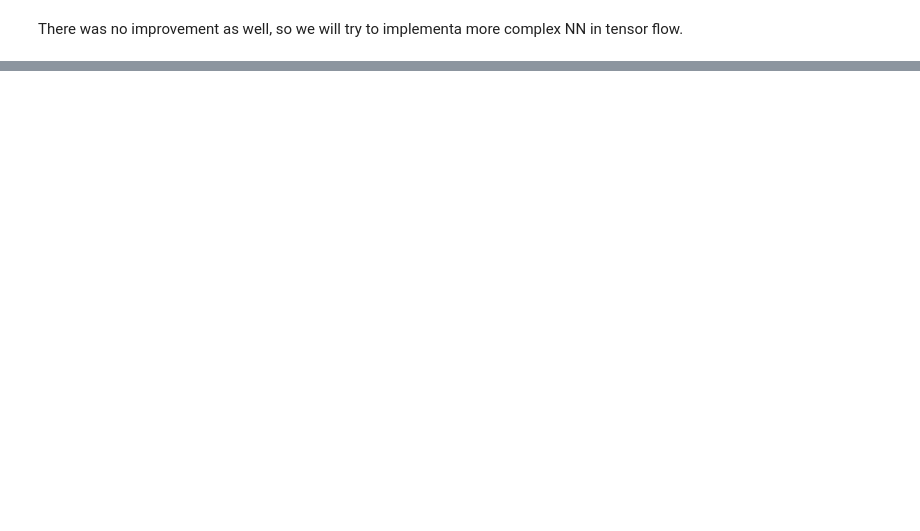
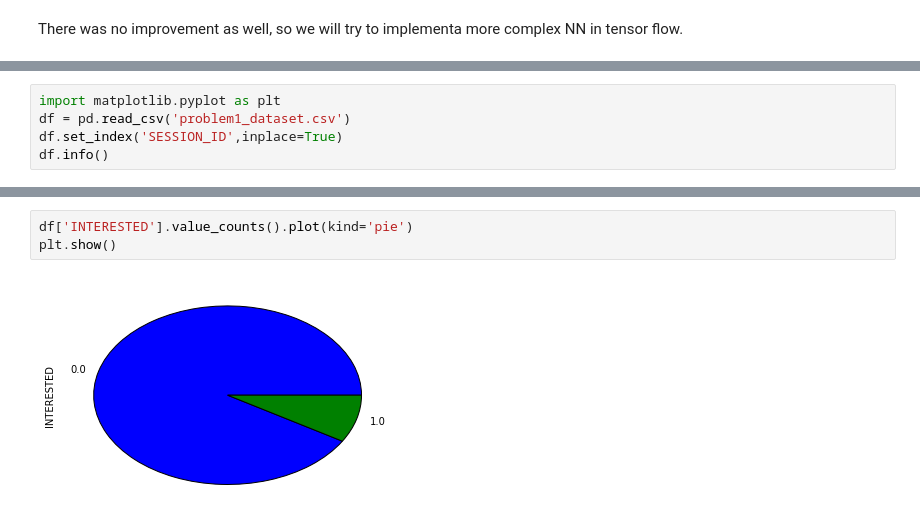
Before and after one commit to marcusbianchi/blender_categorization, a Jupyter notebook: Pan_Analisys.ipynb, the cells around one changed output, grey strips where cells are left out. Cells and saved outputs as stored; diff of their text form; blank space fills up the shorter version.

```diff
--- a/Pan_Analisys.ipynb
+++ b/Pan_Analisys.ipynb
@@ -387,0 +650,5 @@ There was no improvement as well, so we will try to implementa more complex NN i
+# %%
+import matplotlib.pyplot as plt
+df = pd.read_csv('problem1_dataset.csv')
+df.set_index('SESSION_ID',inplace=True)
+df.info()
@@ -387,0 +673,5 @@ There was no improvement as well, so we will try to implementa more complex NN i
+# %%
+df['INTERESTED'].value_counts().plot(kind='pie')
+plt.show()
+# %% [output]
+[figure, added]
```
Also changed, not shown: parts of 34 cells of this notebook, 2 other files.
